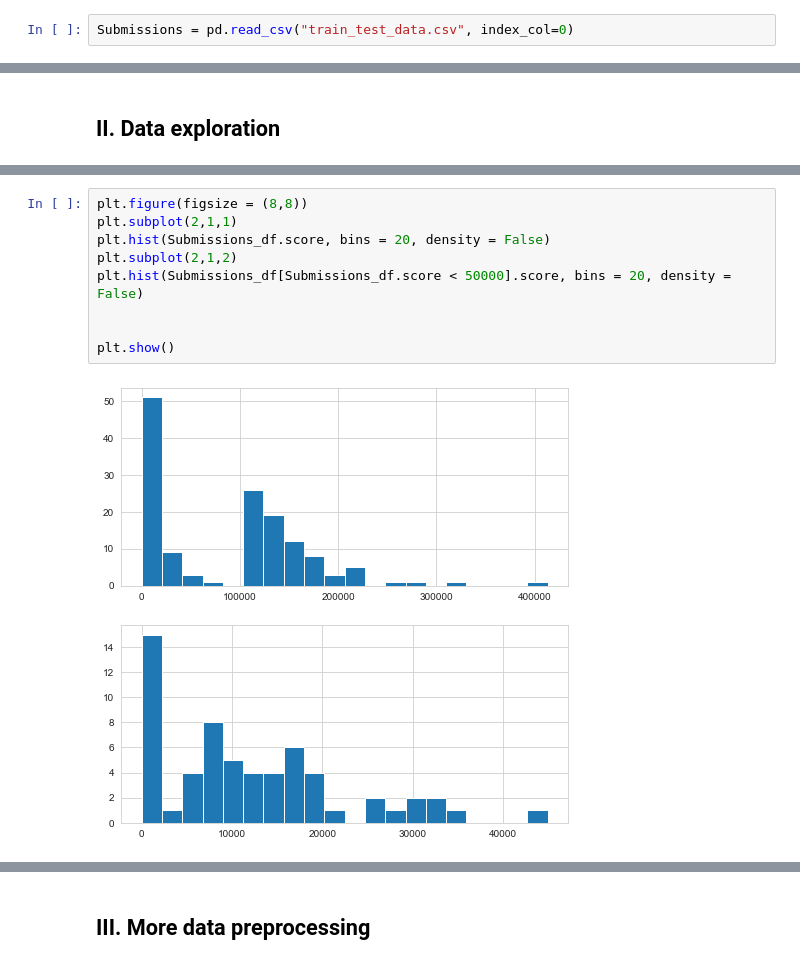
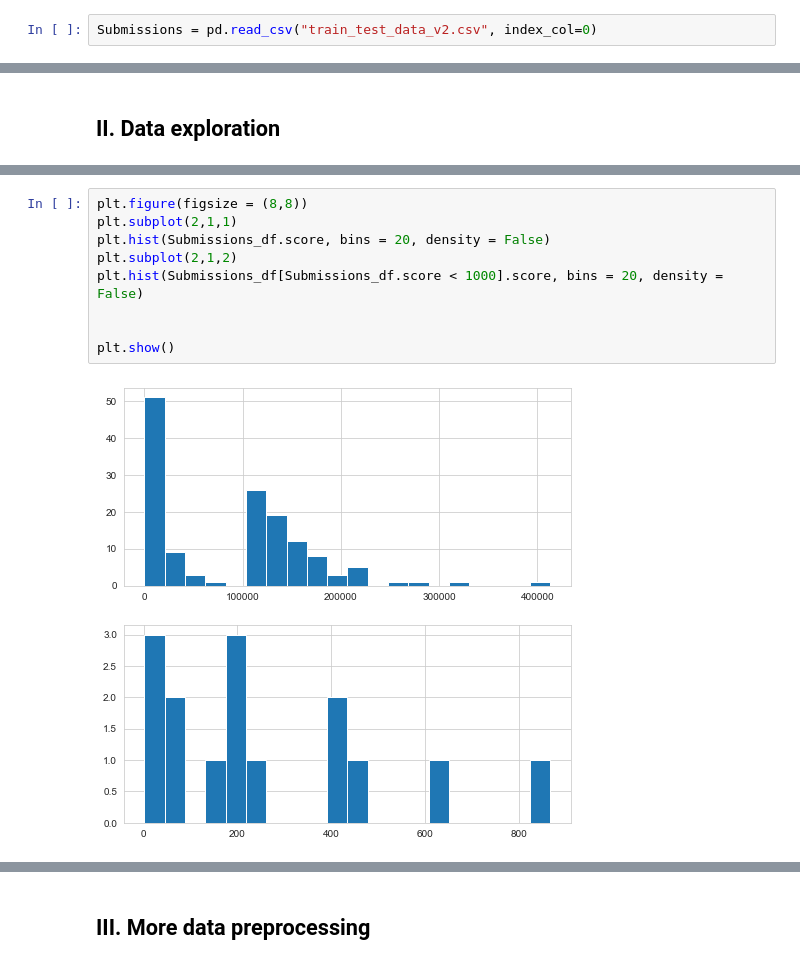
Before and after one commit to 404notfound-erdosbootcampproject/reddit_analysis, a Jupyter notebook: Multi-Linear Reg-scaled.ipynb, the cells around one changed output, grey strips where cells are left out. Saved outputs shown, nothing was run; the diff lists cells and outputs as text.

```diff
--- a/Multi-Linear Reg-scaled.ipynb
+++ b/Multi-Linear Reg-scaled.ipynb
@@ -14,7 +18,7 @@ pd.set_option('max_columns',20)
 # %% [markdown]
 ## I. load data
 # %%
-Submissions = pd.read_csv("train_test_data.csv", index_col=0)
+Submissions = pd.read_csv("train_test_data_v2.csv", index_col=0)
 # %%
 Submissions.head()
 # %% [output]
@@ -43,11 +47,11 @@ Submissions_df.describe()
 # %%
 plt.figure(figsize = (8,8))
 plt.subplot(2,1,1)
 plt.hist(Submissions_df.score, bins = 20, density = False)
 plt.subplot(2,1,2)
-plt.hist(Submissions_df[Submissions_df.score < 50000].score, bins = 20, density = False)
+plt.hist(Submissions_df[Submissions_df.score < 1000].score, bins = 20, density = False)
 
 
 plt.show()
 # %% [output]
-[figure, old version]
+[figure, new version]
```
Also changed, not shown: parts of 43 cells of this notebook.
